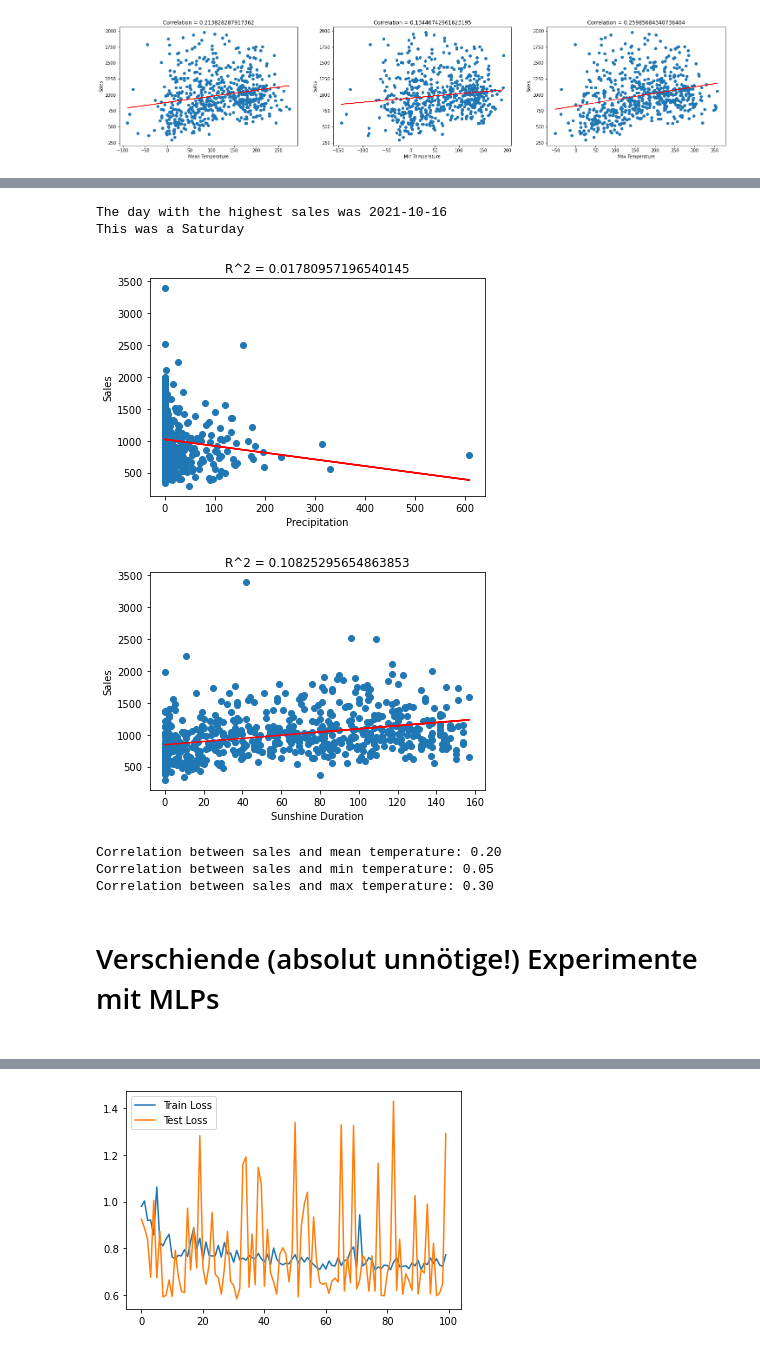
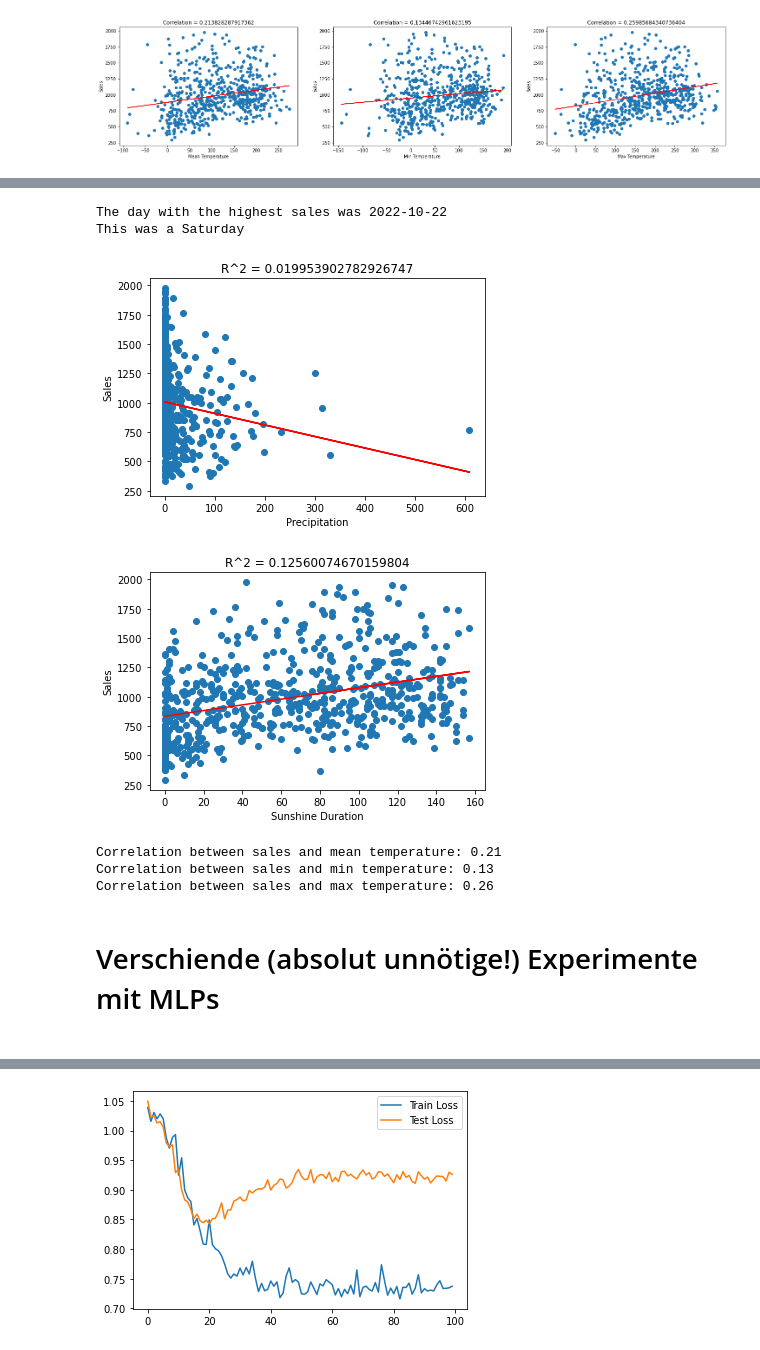
Before and after one commit to magicmagnus/CoffeeClimateCorrelation, a Jupyter notebook: plot_combined_data.ipynb, the cells around one changed output, grey strips where cells are left out. Saved outputs shown, nothing was run; the diff lists cells and outputs as text; code cells hidden in the pictures.

```diff
--- a/plot_combined_data.ipynb
+++ b/plot_combined_data.ipynb
@@ -1,15 +1,15 @@
 # %% [markdown]
 # Load the combined dataframe, and do some plotting
 # %%
+import numpy as np
 import pandas as pd
 import matplotlib.pyplot as plt
-import numpy as np
+from utils import plot_correlation
 
 # Read in the data
-df = pd.read_csv("processed_data/sales_and_weather.csv")
-# Drop the null values from the variable "temperature_mean"
+df = pd.read_csv("processed_data/sales_and_weather_2021-2022.csv")
+# Drop the null values from the variables
 df = df.dropna(subset=["temperature_mean", "temperature_min", "temperature_max", "precipitation"])
-
 df.info()
 # %% [output]
 <class 'pandas.core.frame.DataFrame'>
@@ -116,7 +102,7 @@ print("The day with the highest sales was {}".format(df["date"][df["Getränke_sa
 # which weekday was this?
 print("This was a {}".format(df["day_of_week"][df["Getränke_sales"].idxmax()]))
 # %% [output]
-The day with the highest sales was 2021-10-16
+The day with the highest sales was 2022-10-22
 This was a Saturday
 # %%
 # plot the correlation between sales and precipitation
@@ -129,7 +115,7 @@ plt.plot(X, reg.predict(X), color="red")
 plt.title("R^2 = {}".format(reg.score(X, y))) # diffent way to calculate correlation???
 plt.show()
 # %% [output]
-[figure, old version]
+[figure, new version]
 # %%
 # plot the correlation between sales and sunshine
 plt.scatter(df["sunshine_duration"], df["Getränke_sales"])
@@ -141,7 +127,7 @@ plt.plot(X, reg.predict(X), color="red")
 plt.title("R^2 = {}".format(reg.score(X, y)))
 plt.show()
 # %% [output]
-[figure, old version]
+[figure, new version]
 # %%
 # calculate the correlation between sales and mean temperature
 corr = df["Getränke_sales"].corr(df["temperature_mean"])
@@ -155,9 +141,9 @@ print("Correlation between sales and max temperature: {:.2f}".format(corr))
 
 #
 # %% [output]
-Correlation between sales and mean temperature: 0.20
-Correlation between sales and min temperature: 0.05
-Correlation between sales and max temperature: 0.30
+Correlation between sales and mean temperature: 0.21
+Correlation between sales and min temperature: 0.13
+Correlation between sales and max temperature: 0.26
 # %% [markdown]
 # Verschiende (absolut unnötige!) Experimente mit MLPs
 #
@@ -206,7 +192,7 @@ test_loader = DataLoader(test_dataset, batch_size=32, shuffle=True)
 
 # define the model parameters
 input_size = 5
-hidden_size = 32
+hidden_size = 8
 output_size = 1
 
 # define the model
@@ -303,4 +289,4 @@ Best loss: 0.58
-[figure, old version]
+[figure, new version]
 # %%
 # define a seconde dataset class to predict sales with the day of the week
 class SalesDataset2(Dataset):
```
Also changed, not shown: parts of 7 cells of this notebook, 5 other files.
